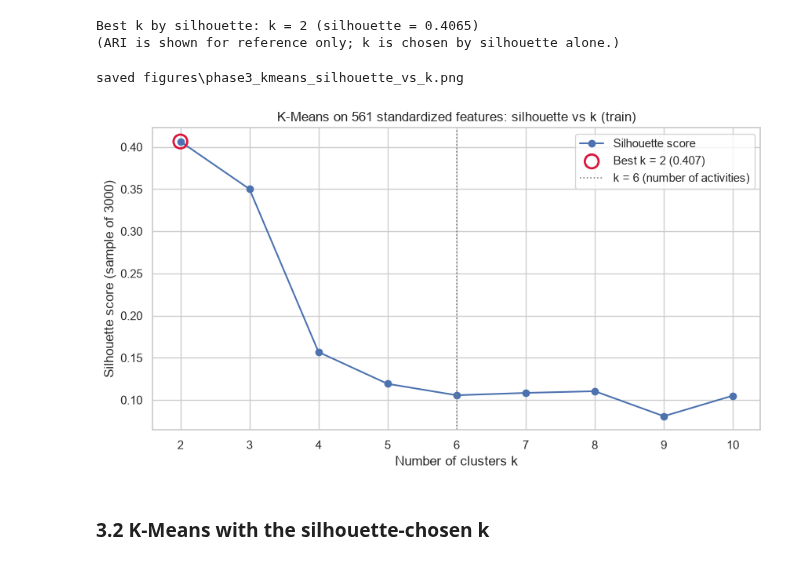
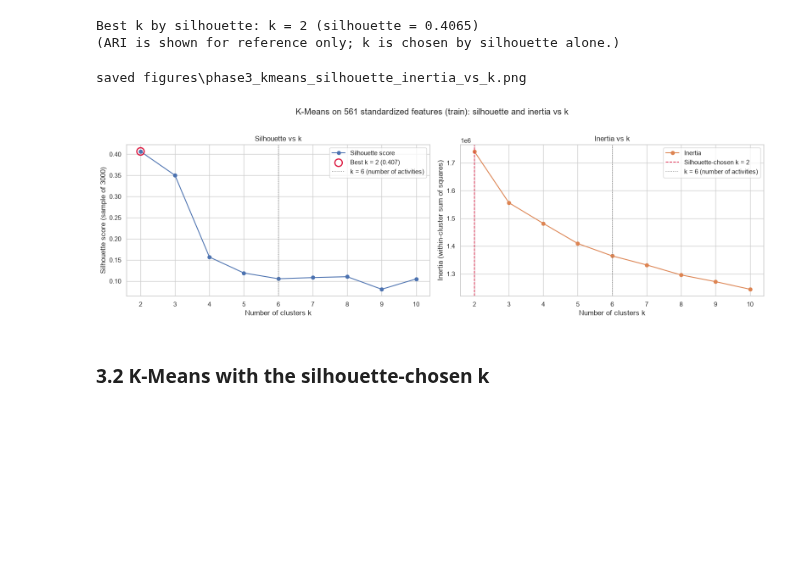
Before and after one commit to LUCIFER5671/har-feature-reduction, a Jupyter notebook: har_feature_reduction.ipynb, the cells around one changed output. Drawn from its saved outputs; the diff is of its cells as text; code cells hidden in the pictures; blank space fills up the shorter version.

```diff
--- a/har_feature_reduction.ipynb
+++ b/har_feature_reduction.ipynb
@@ -472,0 +479,28 @@ saved figures\phase2_pca_pc1_pc2_scatter.png
+# %%
+N_LOAD = 8
+loading_rows = []
+fig, axes = plt.subplots(1, 3, figsize=(21, 6.5))
+for i, ax in enumerate(axes):
+    comp = pd.Series(pca.components_[i], index=FEATURE_NAMES)
+    top_load = comp.reindex(comp.abs().sort_values(ascending=False).index[:N_LOAD])
+    colors = np.where(top_load.values >= 0, "#4C72B0", "#C44E52")
+    ax.barh(top_load.index, top_load.values, color=colors)
+    ax.invert_yaxis()
+    ax.axvline(0, color="black", lw=0.8)
+    ax.set_title(f"PC{i + 1} ({100 * evr[i]:.1f}% of variance): top {N_LOAD} |loadings|")
+    ax.set_xlabel("Loading (signed)")
+    ax.set_ylabel("Feature" if i == 0 else "")
+    ax.tick_params(axis="y", labelsize=9)
+    loading_rows += [{"component": f"PC{i + 1}", "rank": r + 1, "feature": f, "loading": v}
+                     for r, (f, v) in enumerate(top_load.items())]
+from matplotlib.patches import Patch
+fig.legend(handles=[Patch(color="#4C72B0", label="positive loading"), Patch(color="#C44E52", label="negative loading")],
+           loc="upper center", ncol=2, bbox_to_anchor=(0.5, 1.04))
+fig.suptitle(f"Top {N_LOAD} loadings (by absolute value) of PC1-PC3 - PCA fit on train", y=1.09)
+fig.tight_layout()
+save_fig(fig, "phase2_pca_top_loadings")
+plt.show()
+
+pca_top_loadings = pd.DataFrame(loading_rows)
+save_table(pca_top_loadings, "phase2_pca_top_loadings", index=False)
+display(pca_top_loadings.pivot(index="rank", columns="component", values="feature"))
@@ -574,22 +628,33 @@ saved results\phase3_kmeans_silhouette.csv
 Best k by silhouette: k = 2 (silhouette = 0.4065)
 (ARI is shown for reference only; k is chosen by silhouette alone.)
 # %%
-fig, ax = plt.subplots(figsize=(10, 5))
+fig, (ax, ax2) = plt.subplots(1, 2, figsize=(16, 5))
 ax.plot(kmeans_sweep["k"], kmeans_sweep["silhouette"], marker="o", color="#4C72B0", label="Silhouette score")
 best = kmeans_sweep.set_index("k").loc[k_best, "silhouette"]
 ax.scatter([k_best], [best], s=160, facecolor="none", edgecolor="crimson", lw=2, zorder=5,
            label=f"Best k = {k_best} ({best:.3f})")
 ax.axvline(6, color="gray", ls=":", lw=1.2, label="k = 6 (number of activities)")
-ax.set_title("K-Means on 561 standardized features: silhouette vs k (train)")
+ax.set_title("Silhouette vs k")
 ax.set_xlabel("Number of clusters k")
 ax.set_ylabel("Silhouette score (sample of 3000)")
 ax.set_xticks(list(K_RANGE))
 ax.legend()
-save_fig(fig, "phase3_kmeans_silhouette_vs_k")
+
+ax2.plot(kmeans_sweep["k"], kmeans_sweep["inertia"], marker="o", color="#DD8452", label="Inertia")
+ax2.axvline(k_best, color="crimson", ls="--", lw=1.2, label=f"Silhouette-chosen k = {k_best}")
+ax2.axvline(6, color="gray", ls=":", lw=1.2, label="k = 6 (number of activities)")
+ax2.set_title("Inertia vs k")
+ax2.set_xlabel("Number of clusters k")
+ax2.set_ylabel("Inertia (within-cluster sum of squares)")
+ax2.set_xticks(list(K_RANGE))
+ax2.legend()
+fig.suptitle("K-Means on 561 standardized features (train): silhouette and inertia vs k", y=1.02)
+fig.tight_layout()
+save_fig(fig, "phase3_kmeans_silhouette_inertia_vs_k")
 plt.show()
 # %% [output]
-saved figures\phase3_kmeans_silhouette_vs_k.png
+saved figures\phase3_kmeans_silhouette_inertia_vs_k.png
-[figure, old version]
+[figure, new version]
 # %% [markdown]
 ### 3.2 K-Means with the silhouette-chosen k
 # %%
```
Also changed, not shown: parts of 5 cells of this notebook, 5 other files.
